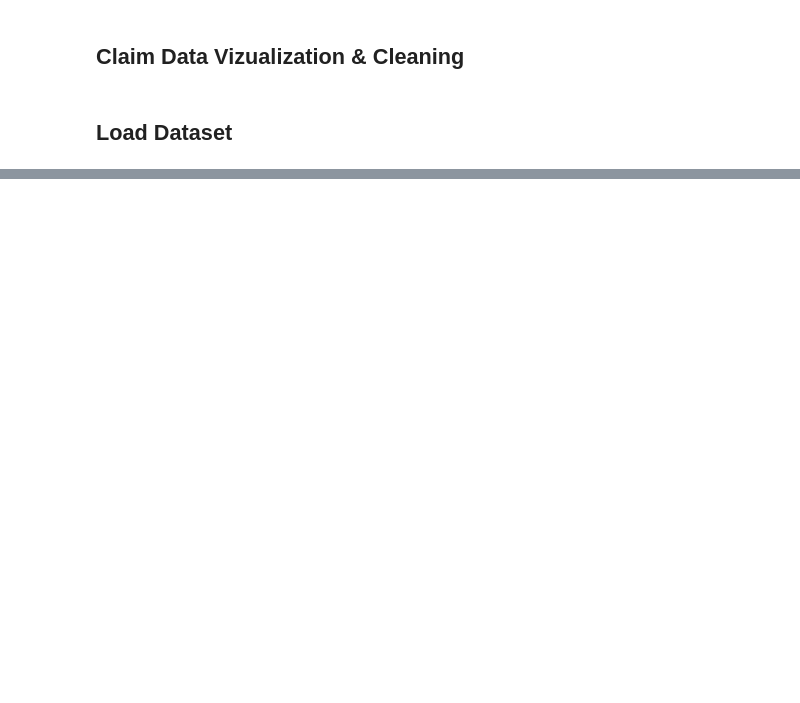
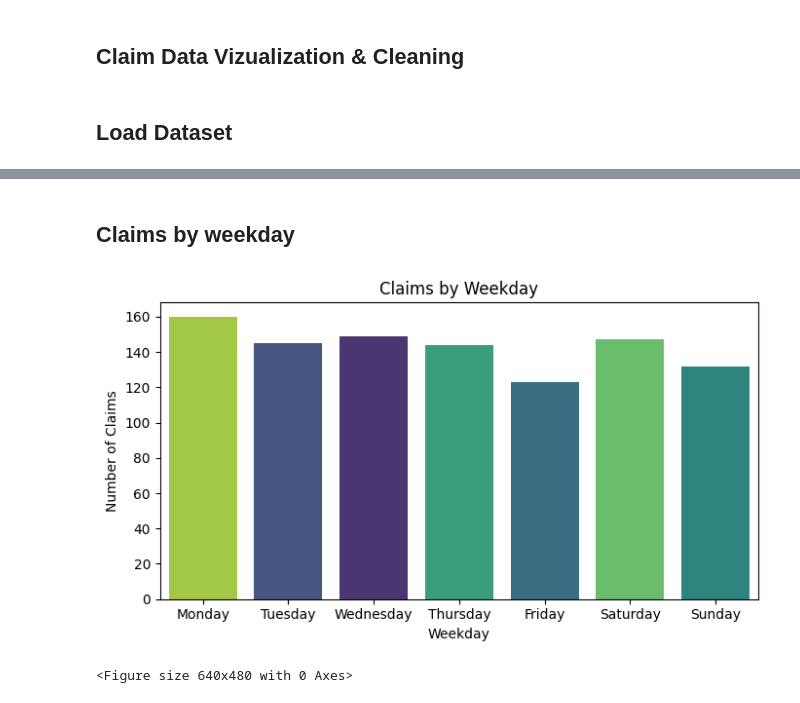
Before and after one commit to Sumit-Prasad01/Local-Food-Wastage-Management-System, a Jupyter notebook: notebooks/01_Clain_Data_Viz.ipynb, the cells around one changed output, grey strips where cells are left out. Saved outputs shown, nothing was run; the diff lists cells and outputs as text; code cells hidden in the pictures; blank space fills up the shorter version.

```diff
--- a/notebooks/01_Clain_Data_Viz.ipynb
+++ b/notebooks/01_Clain_Data_Viz.ipynb
@@ -86,0 +141,15 @@ status_counts = df['Status'].value_counts()
+# %% [markdown]
+## Claims by weekday
+# %%
+plt.figure(figsize=(7,4))
+weekday_order = ['Monday', 'Tuesday', 'Wednesday', 'Thursday', 'Friday', 'Saturday', 'Sunday']
+sns.countplot(data=df, x='Weekday', order=weekday_order, hue = 'Weekday', legend = False, palette='viridis')
+plt.title("Claims by Weekday")
+plt.xlabel("Weekday")
+plt.ylabel("Number of Claims")
+plt.tight_layout()
+plt.show()
+plt.savefig('../reports/Visualizations/Claim_Data/Claims by Weekday.png')
+# %% [output]
+[figure, added]
+<Figure size 640x480 with 0 Axes>
```
Also changed, not shown: parts of 47 cells of this notebook, 16 other files.
